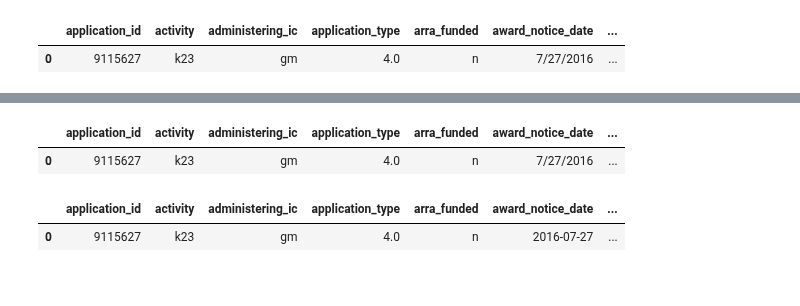
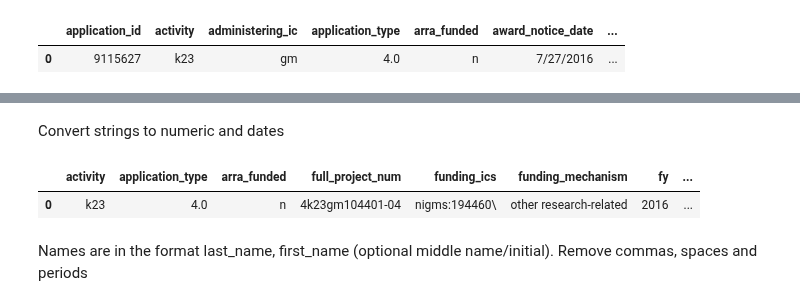
Before and after one commit to yuwie10/nih-awards, a Jupyter notebook: nih_awards.ipynb, the cells around one changed output, grey strips where cells are left out. Cells and saved outputs as stored; diff of their text form; code cells hidden in the pictures.

```diff
--- a/nih_awards.ipynb
+++ b/nih_awards.ipynb
@@ -55,0 +142,3 @@ grants_2016.head(1)
+# %%
+to_drop4 = ['phr', 'pi_ids', 'project_title', 'serial_number']
+grants_2016 = grants_2016.drop(to_drop4, axis = 1)
@@ -55,0 +161,5 @@ grants_2016.head(1)
+# %%
+#check number of subprojects
+grants_2016.shape
+subproject_cols = ['subproject_id', 'suffix', 'total_cost_sub_project']
+grants_2016[subproject_cols].isnull().sum()
@@ -55,0 +174,5 @@ grants_2016.head(1)
+# %%
+grants_2016 = grants_2016.drop(['study_section_name'] + subproject_cols, axis = 1)
+# %%
+pd.set_option('display.max_colwidth', 50)
+grants_2016.head()
@@ -56,33 +186,32 @@ grants_2016.head(1)
+# %% [markdown]
+Convert strings to numeric and dates
 # %%
-def column_to_numeric(df, list_of_names):
-    '''Converts df column values from string to numeric.
+def convert_column(df, list_of_names, function):
+    '''
+    Converts df column values from x to 'function'.
+    Function = numeric: pd.to_numeric()
+    Function = date: pd.to_datetime()
     Takes a df and a list with the column names.
-    Returns df.'''
+    Returns df.
+    '''
     for name in list_of_names:
-        df[name] = pd.to_numeric(df[name])
+        if function == 'numeric':
+            df[name] = pd.to_numeric(df[name])
+        elif function == 'date':
+            df[name] = pd.to_datetime(df[name], errors = 'coerce')
     return df
 
-numeric_cols = ['serial_number', 'direct_cost_amt', 'indirect_cost_amt', 'total_cost', 'total_cost_sub_project']
-grants_2016 = column_to_numeric(grants_2016, numeric_cols)
+numeric_cols = ['direct_cost_amt', 'indirect_cost_amt', 'total_cost']
+grants_2016 = convert_column(grants_2016, numeric_cols, function = 'numeric')
+
+date_cols = ['project_start', 'project_end']
+grants_2016 = convert_column(grants_2016, date_cols, function = 'date')
 
 
 grants_2016.head(1)
 # %% [output]
-|  | application_id | activity | administering_ic | application_type | arra_funded | award_notice_date | ... |
-| 0 | 9115627 | k23 | gm | 4.0 | n | 7/27/2016 | ... |
+|  | activity | application_type | arra_funded | full_project_num | funding_ics | funding_mechanism | fy | ... |
+| 0 | k23 | 4.0 | n | 4k23gm104401-04 | nigms:194460\ | other research-related | 2016 | ... |
-# %%
-def column_to_date(df, list_of_names):
-    '''Converts df column values from string to date.
-    Takes a df and a list with the column names.
-    Returns df.'''
-    for name in list_of_names:
-        df[name] = pd.to_datetime(df[name], errors = 'coerce')
-    return df
-
-#runs very slowly...optimize?
-date_cols = ['award_notice_date', 'budget_start', 'budget_end', 'project_start', 'project_end']
-grants_2016 = column_to_date(grants_2016, date_cols)
-grants_2016.head(1)
-# %% [output]
-|  | application_id | activity | administering_ic | application_type | arra_funded | award_notice_date | ... |
-| 0 | 9115627 | k23 | gm | 4.0 | n | 2016-07-27 | ... |
+# %% [markdown]
+Names are in the format last_name, first_name (optional middle name/initial).
+Remove commas, spaces and periods
```
Also changed, not shown: parts of 40 cells of this notebook, 2 other files.
